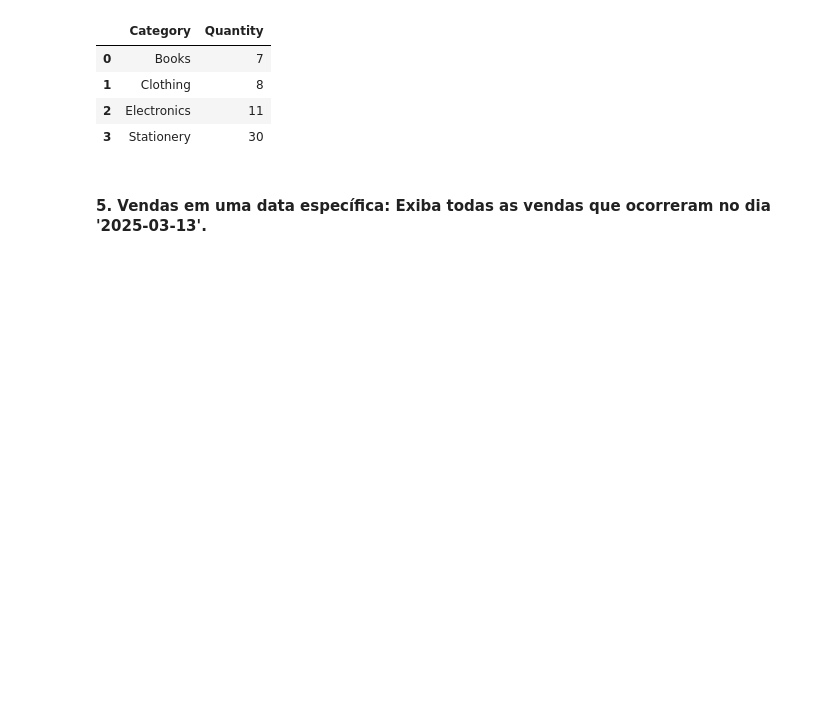
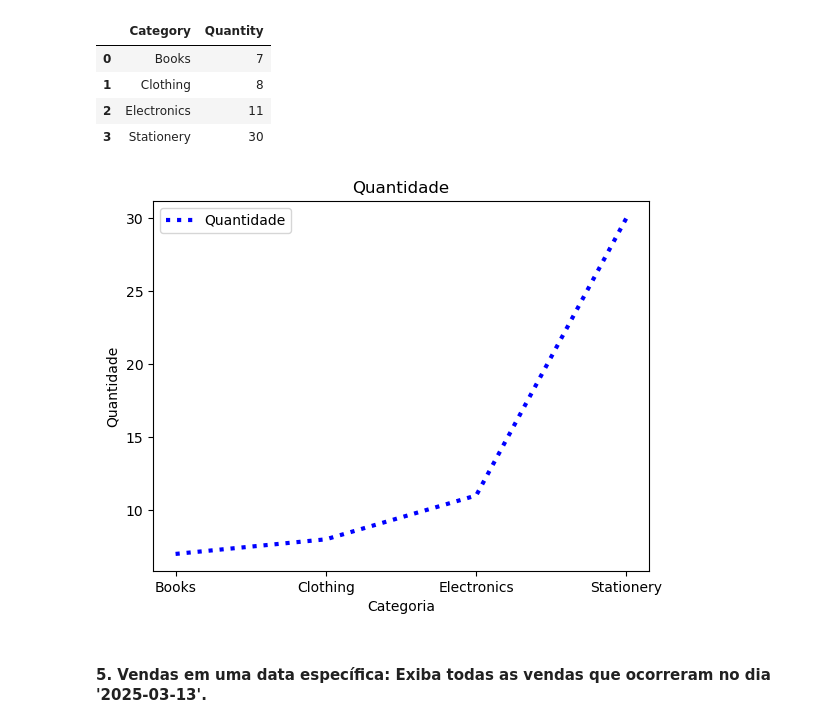
Before and after one commit to fandredev/ml-my-guide, a Jupyter notebook: pandas/exercises/sales_training.ipynb, the cells around one changed output. Saved outputs shown, nothing was run; the diff lists cells and outputs as text; code cells hidden in the pictures; blank space fills up the shorter version.

```diff
--- a/pandas/exercises/sales_training.ipynb
+++ b/pandas/exercises/sales_training.ipynb
@@ -135,6 +162,18 @@ quantity_category
 | 1 | Clothing | 8 |
 | 2 | Electronics | 11 |
 | 3 | Stationery | 30 |
+# %%
+plt.plot(quantity_category['Category'], quantity_category['Quantity'], label="Quantidade", linestyle=":", color='b', linewidth=3)
+
+plt.legend()
+plt.title('Quantidade')
+
+plt.xlabel('Categoria')
+plt.ylabel('Quantidade')
+
+plt.show()
+# %% [output]
+[figure, added]
 # %% [markdown]
 #### 5. Vendas em uma data específica: Exiba todas as vendas que ocorreram no dia '2025-03-13'.
 # %%
```
Also changed, not shown: parts of 5 cells of this notebook, 2 other files.
